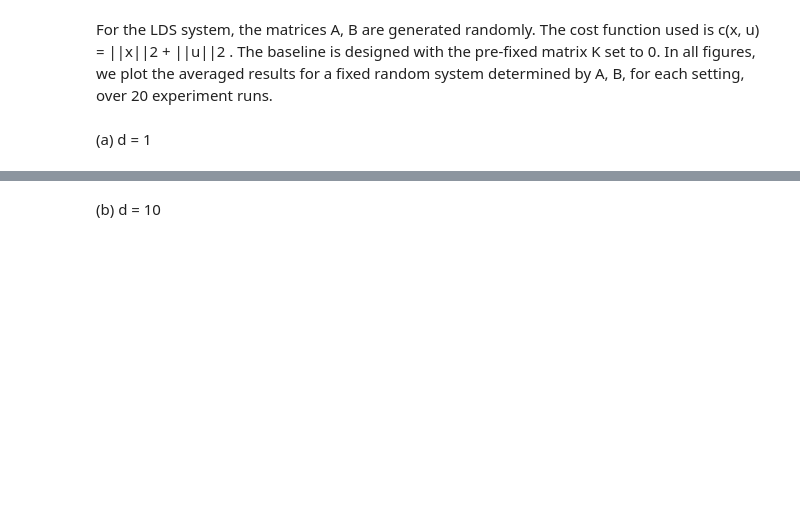
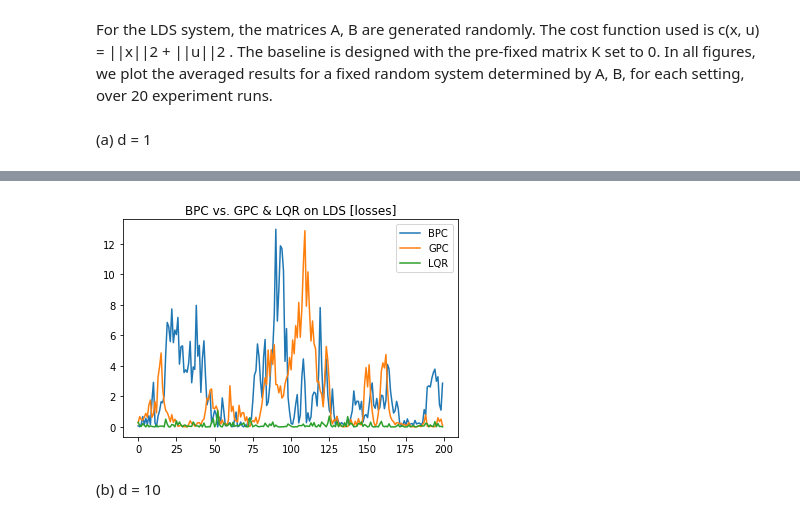
Before and after one commit to MinRegret/TigerControl, a Jupyter notebook: in-progress/Experiments.ipynb, the cells around one changed output, grey strips where cells are left out. Drawn from its saved outputs; the diff is of its cells as text; code cells hidden in the pictures; blank space fills up the shorter version.

```diff
--- a/in-progress/Experiments.ipynb
+++ b/in-progress/Experiments.ipynb
@@ -84,3 +96,11 @@ plt.legend();
+# %%
+plt.plot(BPC_loss, label = "BPC")
+plt.plot(GPC_loss, label = "GPC")
+plt.plot(LQR_loss, label = "LQR")
+plt.title("BPC vs. GPC & LQR on LDS [losses]");
+plt.legend();
+# %% [output]
+[figure, added]
 # %% [markdown]
 (b) d = 10
 # %%
```
Also changed, not shown: parts of 18 cells of this notebook.
